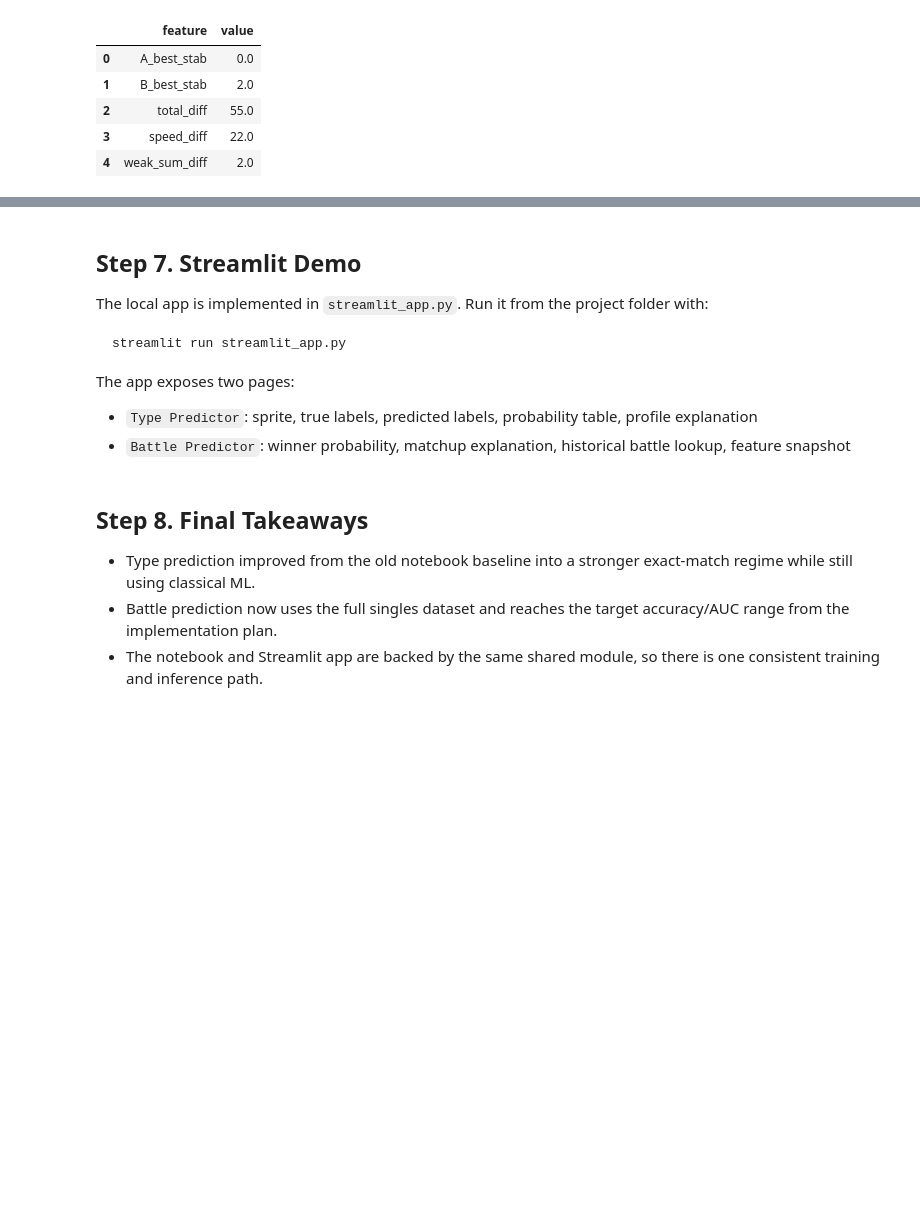
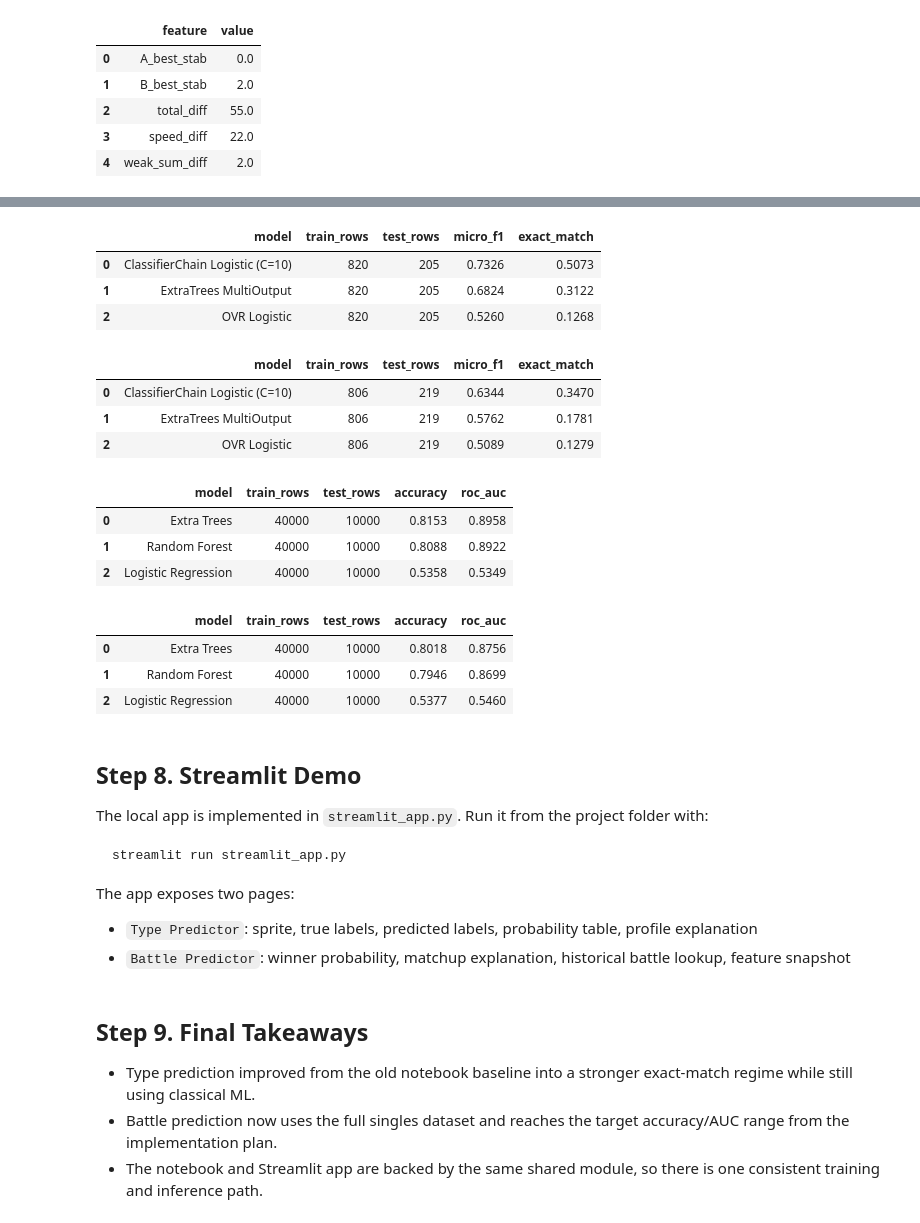
Before and after one commit to FlalaGoGoGo/pokemon-ml-analysis, a Jupyter notebook: Pokemon_Project_Rebuild_Streamlit.ipynb, the cells around one changed output, grey strips where cells are left out. Cells and saved outputs as stored; diff of their text form; code cells hidden in the pictures; blank space fills up the shorter version.

```diff
--- a/Pokemon_Project_Rebuild_Streamlit.ipynb
+++ b/Pokemon_Project_Rebuild_Streamlit.ipynb
@@ -176,5 +203,27 @@ predict_battle('Garchomp', 'Togekiss', bundle).payload['feature_snapshot']
+# %%
+display(tables['type_random'][['model', 'train_rows', 'test_rows', 'micro_f1', 'exact_match']].round(4))
+display(tables['type_grouped'][['model', 'train_rows', 'test_rows', 'micro_f1', 'exact_match']].round(4))
+display(tables['battle_random'][['model', 'train_rows', 'test_rows', 'accuracy', 'roc_auc']].round(4))
+display(tables['battle_grouped'][['model', 'train_rows', 'test_rows', 'accuracy', 'roc_auc']].round(4))
+# %% [output]
+|  | model | train_rows | test_rows | micro_f1 | exact_match |
+| 0 | ClassifierChain Logistic (C=10) | 820 | 205 | 0.7326 | 0.5073 |
+| 1 | ExtraTrees MultiOutput | 820 | 205 | 0.6824 | 0.3122 |
+| 2 | OVR Logistic | 820 | 205 | 0.5260 | 0.1268 |
+|  | model | train_rows | test_rows | micro_f1 | exact_match |
+| 0 | ClassifierChain Logistic (C=10) | 806 | 219 | 0.6344 | 0.3470 |
+| 1 | ExtraTrees MultiOutput | 806 | 219 | 0.5762 | 0.1781 |
+| 2 | OVR Logistic | 806 | 219 | 0.5089 | 0.1279 |
+|  | model | train_rows | test_rows | accuracy | roc_auc |
+| 0 | Extra Trees | 40000 | 10000 | 0.8153 | 0.8958 |
+| 1 | Random Forest | 40000 | 10000 | 0.8088 | 0.8922 |
+| 2 | Logistic Regression | 40000 | 10000 | 0.5358 | 0.5349 |
+|  | model | train_rows | test_rows | accuracy | roc_auc |
+| 0 | Extra Trees | 40000 | 10000 | 0.8018 | 0.8756 |
+| 1 | Random Forest | 40000 | 10000 | 0.7946 | 0.8699 |
+| 2 | Logistic Regression | 40000 | 10000 | 0.5377 | 0.5460 |
 # %% [markdown]
-## Step 7. Streamlit Demo
+## Step 8. Streamlit Demo
 
 The local app is implemented in `streamlit_app.py`. Run it from the project folder with:
 
@@ -186,7 +235,7 @@ The app exposes two pages:
 - `Type Predictor`: sprite, true labels, predicted labels, probability table, profile explanation
 - `Battle Predictor`: winner probability, matchup explanation, historical battle lookup, feature snapshot
 # %% [markdown]
-## Step 8. Final Takeaways
+## Step 9. Final Takeaways
 
 - Type prediction improved from the old notebook baseline into a stronger exact-match regime while still using classical ML.
 - Battle prediction now uses the full singles dataset and reaches the target accuracy/AUC range from the implementation plan.
```
Also changed, not shown: parts of 1 cell of this notebook, 1 other file.
